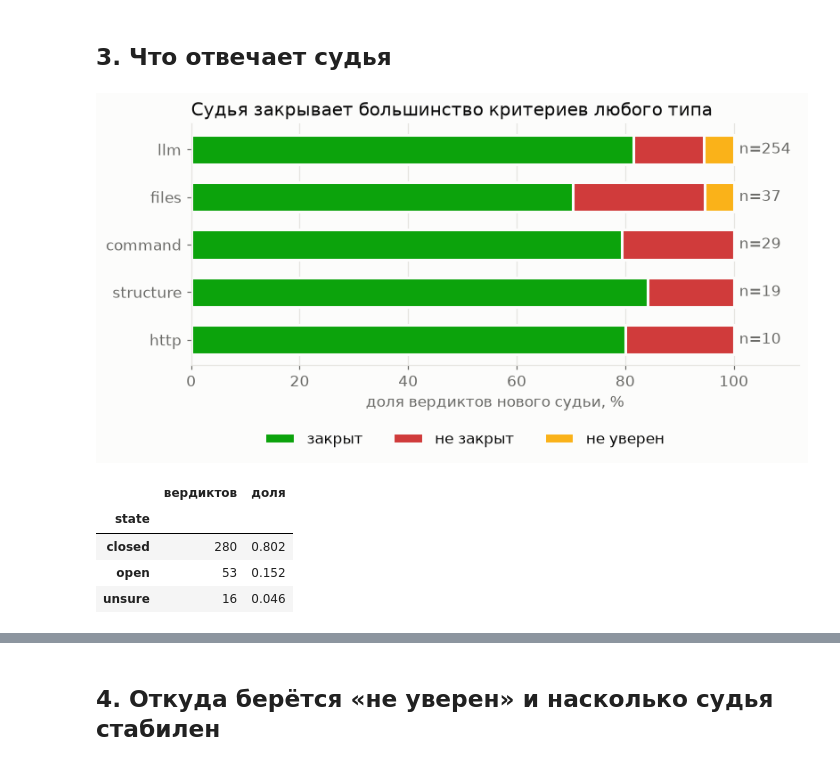
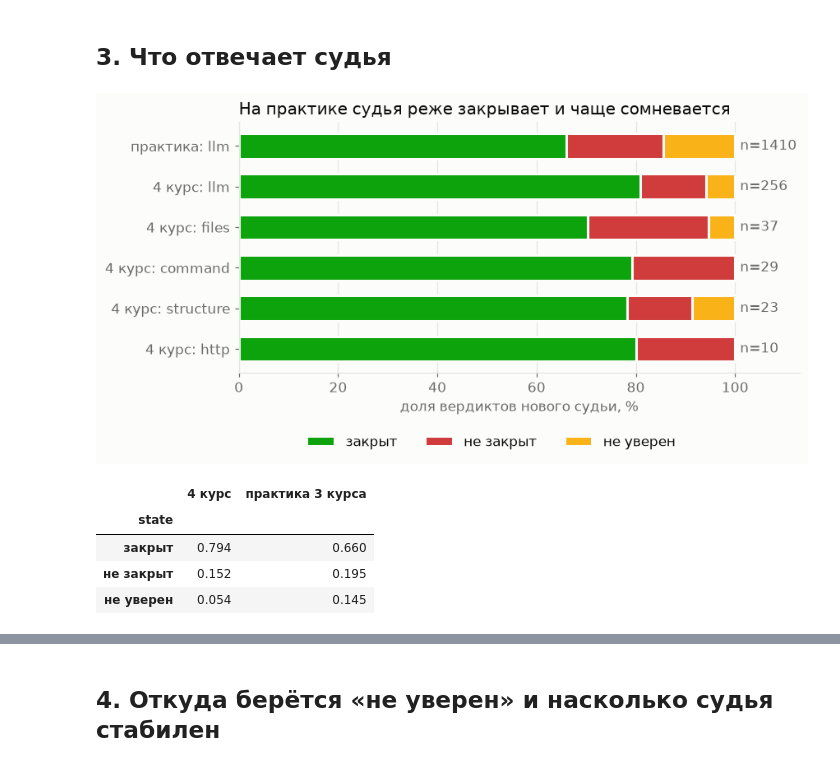
Before and after one commit to ChS23/mlsd-judge, a Jupyter notebook: notebooks/eda.ipynb, the cells around one changed output, grey strips where cells are left out. Saved outputs shown, nothing was run; the diff lists cells and outputs as text; code cells hidden in the pictures.

```diff
--- a/notebooks/eda.ipynb
+++ b/notebooks/eda.ipynb
@@ -180,44 +160,52 @@ evidence_kinds    0.181
 # %% [markdown]
 ## 3. Что отвечает судья
 # %%
-share = (
-    new.groupby(["check_type", "state"])
+c4_groups = (
+    new.assign(group="4 курс: " + new.check_type)
+    .groupby(["group", "state"])
     .size()
     .unstack(fill_value=0)
-    .reindex(columns=list(STATES), fill_value=0)
 )
-share = share.loc[share.sum(axis=1).sort_values().index]
+c3_groups = c3_counts.assign(group="практика: " + c3_counts.check_type).pivot_table(
+    index="group", columns="state", values="count", aggfunc="sum", fill_value=0
+)
+share = pd.concat([c4_groups, c3_groups]).reindex(columns=list(STATES), fill_value=0)
+share = share.loc[
+    sorted(share.index, key=lambda g: (g.startswith("практика"), share.loc[g].sum()))
+]
 parts = share.div(share.sum(axis=1), axis=0) * 100
-fig, ax = plt.subplots(figsize=(8, 3.2))
+fig, ax = plt.subplots(figsize=(8, 3.6))
 left = pd.Series(0.0, index=parts.index)
 for state, color in STATES.items():
     ax.barh(
         parts.index,
         parts[state],
         left=left,
         color=color,
         height=0.62,
         label=NAMES[state],
         edgecolor=SURFACE,
         linewidth=2,
     )
     left = left + parts[state]
 for y, name in enumerate(parts.index):
     ax.text(101, y, f"n={share.loc[name].sum()}", va="center", color=MUTED)
-ax.set_xlim(0, 112)
-ax.set_title("Судья закрывает большинство критериев любого типа")
+ax.set_xlim(0, 113)
+ax.set_title("На практике судья реже закрывает и чаще сомневается")
 ax.set_xlabel("доля вердиктов нового судьи, %")
 ax.grid(axis="y", visible=False)
-ax.legend(frameon=False, ncols=3, loc="upper center", bbox_to_anchor=(0.45, -0.22))
-fig.savefig(FIG / "03_states_by_check_type.png", dpi=150, bbox_inches="tight")
+ax.legend(frameon=False, ncols=3, loc="upper center", bbox_to_anchor=(0.45, -0.2))
+fig.savefig(FIG / "02_states_by_course_and_type.png", dpi=150, bbox_inches="tight")
 plt.show()
-new["state"].value_counts().to_frame("вердиктов").assign(
-    доля=lambda d: (d["вердиктов"] / len(new)).round(3)
+c3_state = c3_counts.groupby("state")["count"].sum()
+table(
+    new.state.value_counts(normalize=True).reindex(list(STATES)).round(3).rename(NAMES),
+    (c3_state / c3_state.sum()).reindex(list(STATES)).round(3).rename(NAMES),
 )
 # %% [output]
-[figure, old version]
+[figure, new version]
-|  | вердиктов | доля |
+|  | 4 курс | практика 3 курса |
 | state |  |  |
-| closed | 280 | 0.802 |
-| open | 53 | 0.152 |
-| unsure | 16 | 0.046 |
+| закрыт | 0.794 | 0.660 |
+| не закрыт | 0.152 | 0.195 |
+| не уверен | 0.054 | 0.145 |
```
Also changed, not shown: parts of 35 cells of this notebook, 22 other files.
